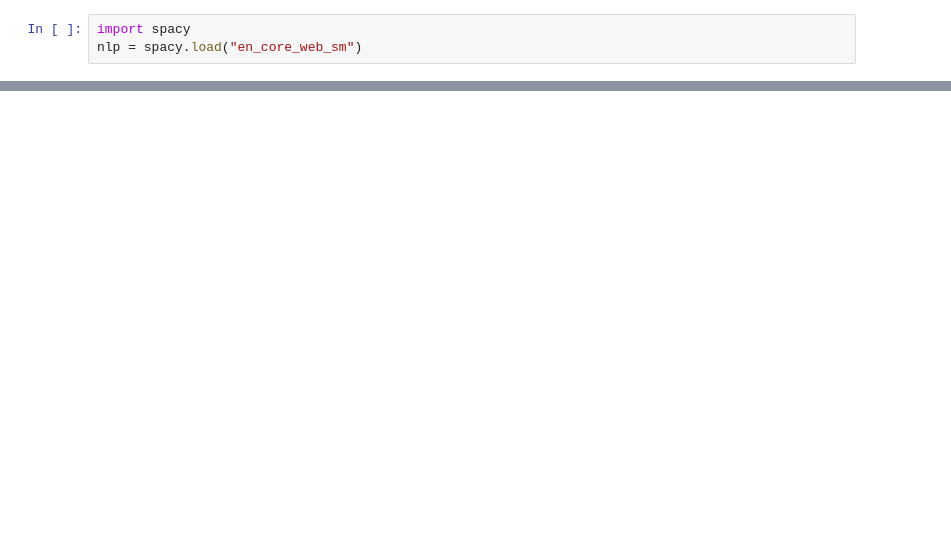
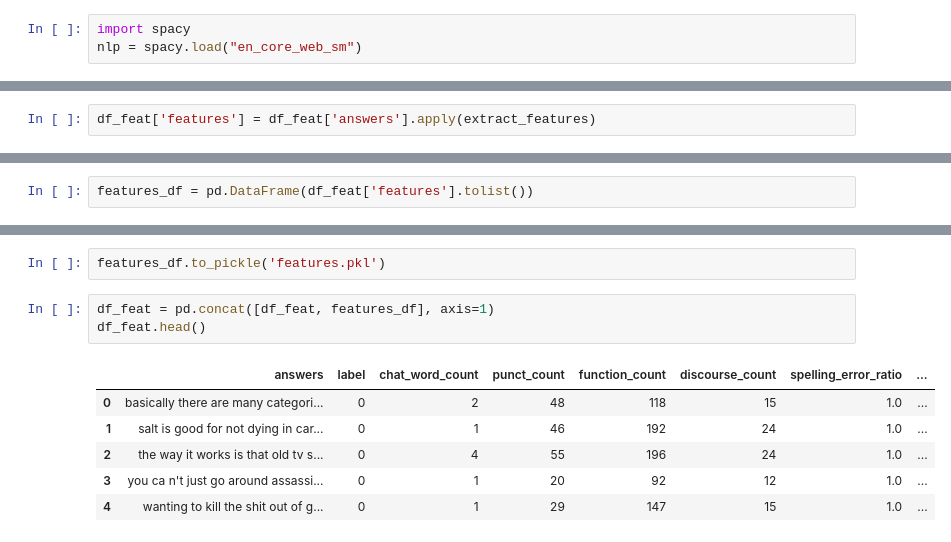
Before and after one commit to busha-saleem/Text_AI_detection, a Jupyter notebook: HC3preprocessinng.ipynb, the cells around one changed output, grey strips where cells are left out. Drawn from its saved outputs; the diff is of its cells as text; blank space fills up the shorter version.

```diff
--- a/HC3preprocessinng.ipynb
+++ b/HC3preprocessinng.ipynb
@@ -159,0 +160,2 @@ def extract_features(text):
+# %%
+df_feat['features'] = df_feat['answers'].apply(extract_features)
@@ -159,0 +171,2 @@ def extract_features(text):
+# %%
+features_df = pd.DataFrame(df_feat['features'].tolist())
@@ -159,0 +182,12 @@ def extract_features(text):
+# %%
+features_df.to_pickle('features.pkl')
+# %%
+df_feat = pd.concat([df_feat, features_df], axis=1)
+df_feat.head()
+# %% [output]
+|  | answers | label | chat_word_count | punct_count | function_count | discourse_count | spelling_error_ratio | ... |
+| 0 | basically there are many categori... | 0 | 2 | 48 | 118 | 15 | 1.0 | ... |
+| 1 | salt is good for not dying in car... | 0 | 1 | 46 | 192 | 24 | 1.0 | ... |
+| 2 | the way it works is that old tv s... | 0 | 4 | 55 | 196 | 24 | 1.0 | ... |
+| 3 | you ca n't just go around assassi... | 0 | 1 | 20 | 92 | 12 | 1.0 | ... |
+| 4 | wanting to kill the shit out of g... | 0 | 1 | 29 | 147 | 15 | 1.0 | ... |
```
Also changed, not shown: parts of 7 cells of this notebook, 1 other file.
